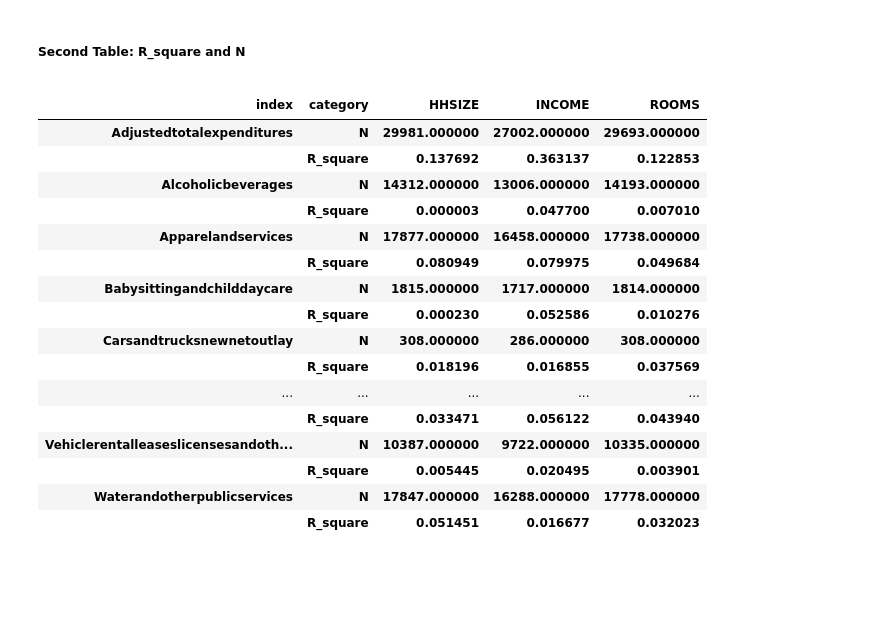
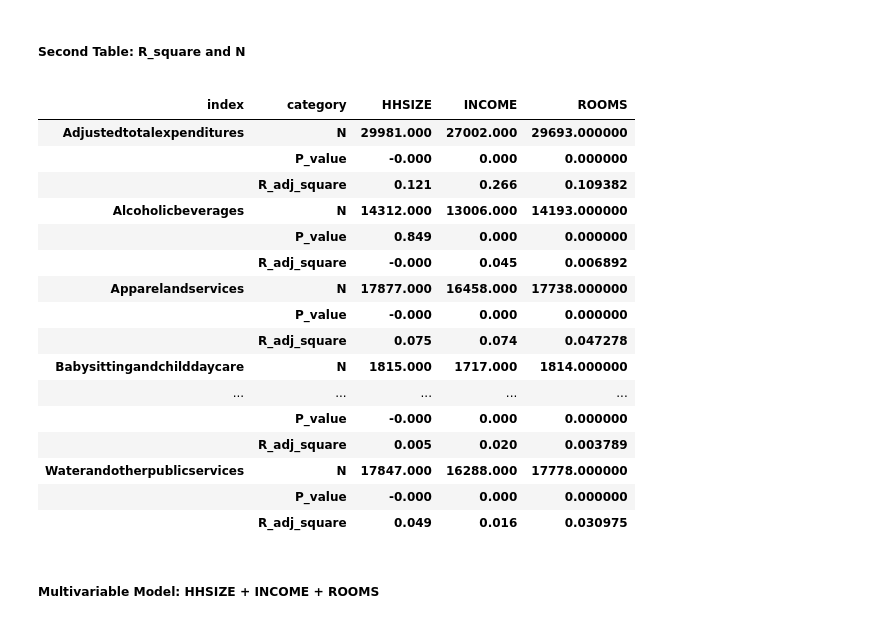
Before and after one commit to WinnieGao/Expenditures, a Jupyter notebook: First model - Income, hhsize, Rooms.ipynb, the cells around one changed output. Saved outputs shown, nothing was run; the diff lists cells and outputs as text; code cells hidden in the pictures; blank space fills up the shorter version.

```diff
--- a/First model - Income, hhsize, Rooms.ipynb
+++ b/First model - Income, hhsize, Rooms.ipynb
@@ -94,8 +94,10 @@ See the caveats in the documentation: http://pandas.pydata.org/pandas-docs/stabl
 # %%
 coeff_room = []
 R2_room = []
+R2_adjust_room = []
 N_room = []
 inter_room = []
+p_room = []
 for i in range(17, len(log.columns)):
     df = log[["ROOMS", log.columns[i]]]
     df.replace(np.Inf, np.nan, inplace = True)
@@ -103,12 +105,19 @@ for i in range(17, len(log.columns)):
     df.dropna(inplace = True)
     X = df.iloc[:, 0]
     y = df.iloc[:, 1]
-    model = LinearRegression().fit(np.array(X).reshape(-1, 1), np.array(y))
-    coeff_room.append(model.coef_[0])
-    y_pred = model.predict(np.array(X).reshape(-1, 1))
-    R2_room.append(np.sum((y_pred - np.average(y)) ** 2) / np.sum((y_pred - y) ** 2))
+    #model = LinearRegression().fit(np.array(X).reshape(-1, 1), np.array(y))
+    #coeff_room.append(model.coef_[0])
+    #y_pred = model.predict(np.array(X).reshape(-1, 1))
+    #R2_room.append(np.sum((y_pred - np.average(y)) ** 2) / np.sum((y_pred - y) ** 2))
     N_room.append(len(y))
-    inter_room.append(model.intercept_)
+    #inter_room.append(model.intercept_)
+    X1 = sm.add_constant(X)
+    model = sm.OLS(y, X1).fit()
+    #pred = model.predict(X1)
+    #R2_room.append(model.rsquared)
+    R2_adjust_room.append(model.rsquared_adj)
+    coeff_room.append(model.params[1])
+    p_room.append(model.pvalues[1])
 # %% [output]
 A value is trying to be set on a copy of a slice from a DataFrame
 
@@ -169,33 +165,46 @@ for i in range(len(log.columns[17: len(log.columns)].values)):
     index.append(log.columns[17: len(log.columns)].values[i])
 for i in range(len(log.columns[17: len(log.columns)].values)):
     index.append(log.columns[17: len(log.columns)].values[i])
+for i in range(len(log.columns[17: len(log.columns)].values)):
+    index.append(log.columns[17: len(log.columns)].values[i])
+# %%
+R2_adjust_hhsize = [round(x, 3) for x in R2_adjust_hhsize]
+N_hhsize = [round(x, 3) for x in N_hhsize]
+p_hhsize = [round(x, 3) for x in p_hhsize]
+R2_adjust_income = [round(x, 3) for x in R2_adjust_income]
+N_income = [round(x, 3) for x in N_income]
+p_income = [round(x, 3) for x in p_income]
+N_room = [round(x, 3) for x in N_room]
+p_room = [round(x, 3) for x in p_room]
 # %%
-R2N = pd.DataFrame({"HHSIZE": np.concatenate([R2_hhsize, N_hhsize]),
-                    "INCOME": np.concatenate([R2_income, N_income]),
-                    "ROOMS": np.concatenate([R2_room, N_room]),
-                    "category": ["R_square"] * 53 + ["N"] * 53,
+R2N = pd.DataFrame({"HHSIZE": np.concatenate([R2_adjust_hhsize, N_hhsize, p_hhsize]),
+                    "INCOME": np.concatenate([R2_adjust_income, N_income, p_income]),
+                    "ROOMS": np.concatenate([R2_adjust_room, N_room, p_room]),
+                    "category": ["R_adj_square"] * 53 + ["N"] * 53 + ["P_value"] * 53,
                     "index":  index})
 R2N = pd.DataFrame(R2N.groupby(["index", "category", "HHSIZE", "INCOME", "ROOMS"]).apply(list)).drop([0], axis = 1)
 with pd.option_context('display.max_rows', None, 'display.max_columns', None):  # more options can be specified also
     display(R2N)
 # %% [output]
 |  |  |  |  |  |
 | index | category | HHSIZE | INCOME | ROOMS |
-| Adjustedtotalexpenditures | N | 29981.000000 | 27002.000000 | 29693.000000 |
-|  | R_square | 0.137692 | 0.363137 | 0.122853 |
-| Alcoholicbeverages | N | 14312.000000 | 13006.000000 | 14193.000000 |
-|  | R_square | 0.000003 | 0.047700 | 0.007010 |
-| Apparelandservices | N | 17877.000000 | 16458.000000 | 17738.000000 |
-|  | R_square | 0.080949 | 0.079975 | 0.049684 |
-| Babysittingandchilddaycare | N | 1815.000000 | 1717.000000 | 1814.000000 |
-|  | R_square | 0.000230 | 0.052586 | 0.010276 |
-| Carsandtrucksnewnetoutlay | N | 308.000000 | 286.000000 | 308.000000 |
-|  | R_square | 0.018196 | 0.016855 | 0.037569 |
+| Adjustedtotalexpenditures | N | 29981.000 | 27002.000 | 29693.000000 |
+|  | P_value | -0.000 | 0.000 | 0.000000 |
+|  | R_adj_square | 0.121 | 0.266 | 0.109382 |
+| Alcoholicbeverages | N | 14312.000 | 13006.000 | 14193.000000 |
+|  | P_value | 0.849 | 0.000 | 0.000000 |
+|  | R_adj_square | -0.000 | 0.045 | 0.006892 |
+| Apparelandservices | N | 17877.000 | 16458.000 | 17738.000000 |
+|  | P_value | -0.000 | 0.000 | 0.000000 |
+|  | R_adj_square | 0.075 | 0.074 | 0.047278 |
+| Babysittingandchilddaycare | N | 1815.000 | 1717.000 | 1814.000000 |
 | ... | ... | ... | ... | ... |
-|  | R_square | 0.033471 | 0.056122 | 0.043940 |
-| Vehiclerentalleaseslicensesandoth... | N | 10387.000000 | 9722.000000 | 10335.000000 |
-|  | R_square | 0.005445 | 0.020495 | 0.003901 |
-| Waterandotherpublicservices | N | 17847.000000 | 16288.000000 | 17778.000000 |
-|  | R_square | 0.051451 | 0.016677 | 0.032023 |
+|  | P_value | -0.000 | 0.000 | 0.000000 |
+|  | R_adj_square | 0.005 | 0.020 | 0.003789 |
+| Waterandotherpublicservices | N | 17847.000 | 16288.000 | 17778.000000 |
+|  | P_value | -0.000 | 0.000 | 0.000000 |
+|  | R_adj_square | 0.049 | 0.016 | 0.030975 |
 # %%
 R2N.to_csv("R2N.csv")
+# %% [markdown]
+##### Multivariable Model: HHSIZE + INCOME + ROOMS
```
Also changed, not shown: parts of 11 cells of this notebook, 3 other files.
